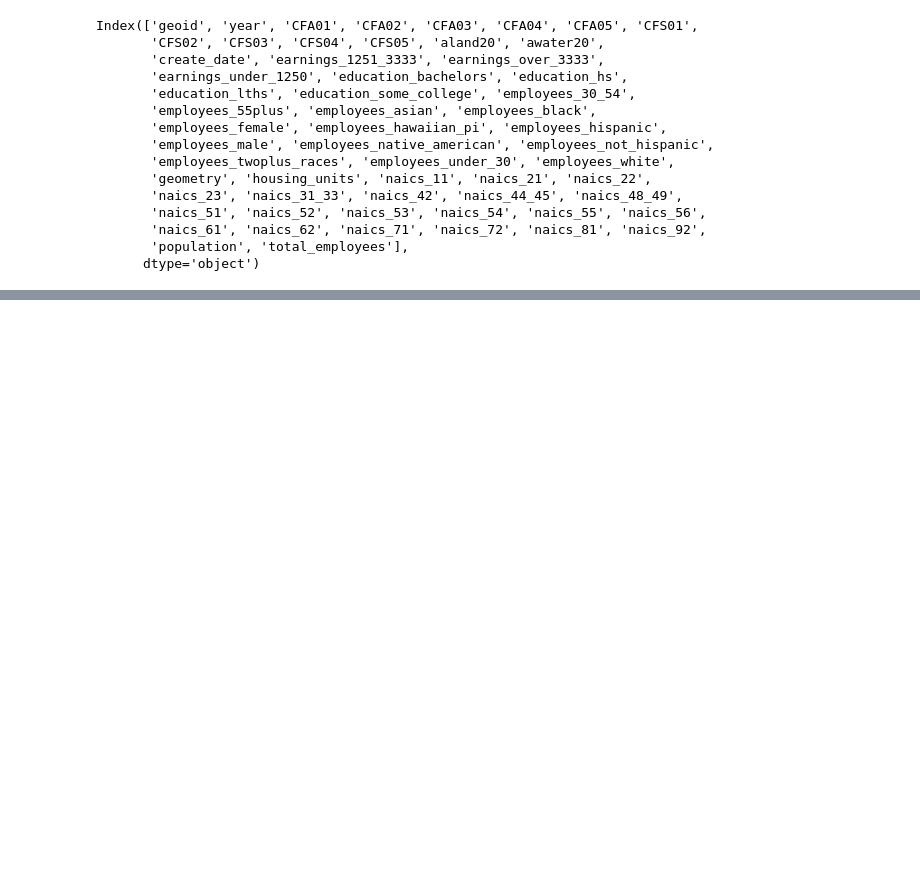
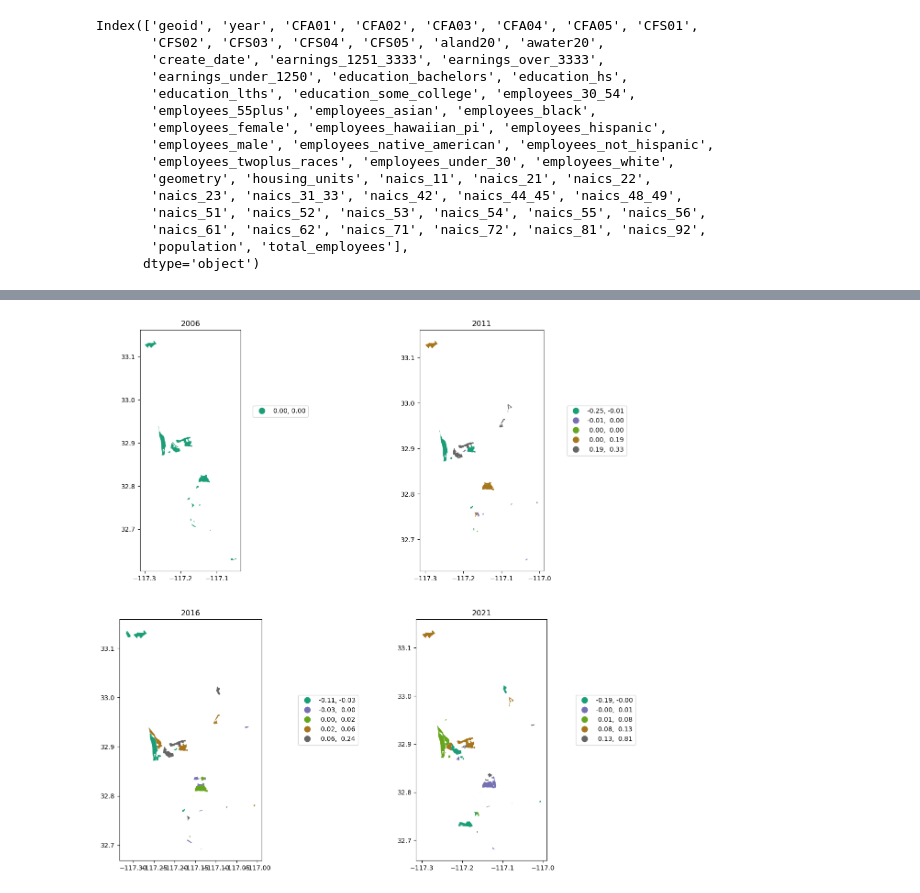
Before and after one commit to bartelgracie/Employment-Centers-, a Jupyter notebook: history.ipynb, the cells around one changed output, grey strips where cells are left out. Drawn from its saved outputs; the diff is of its cells as text; code cells hidden in the pictures; blank space fills up the shorter version.

```diff
--- a/history.ipynb
+++ b/history.ipynb
@@ -84,0 +92,4 @@ IndexError: index 2021 is out of bounds for axis 0 with size 4
+# %%
+ec_lodes['percent_change'] = ec_lodes.groupby('geoid')['total_employees'].pct_change()
+
+ec_lodes.head()
@@ -84,0 +109,16 @@ IndexError: index 2021 is out of bounds for axis 0 with size 4
+# %%
+ec_lodes = ec_lodes.fillna(0)
+# %%
+fig, axs = plt.subplots(nrows=2, ncols=2, figsize=(15, 15))
+
+axs=axs.flatten()
+
+for i in range(4):
+    ax = axs[i]
+    year=years[i]
+    ec_lodes[ec_lodes['year']==year].plot(column = 'percent_change', ax=ax, scheme='Quantiles',
+                       k=5, cmap='Dark2', legend=True,
+                       legend_kwds={'bbox_to_anchor': (1.7, 0.7), "fmt": "{:.2f}"})
+    ax.set_title(years[i])
+# %% [output]
+[figure, added]
```
Also changed, not shown: parts of 32 cells of this notebook.
